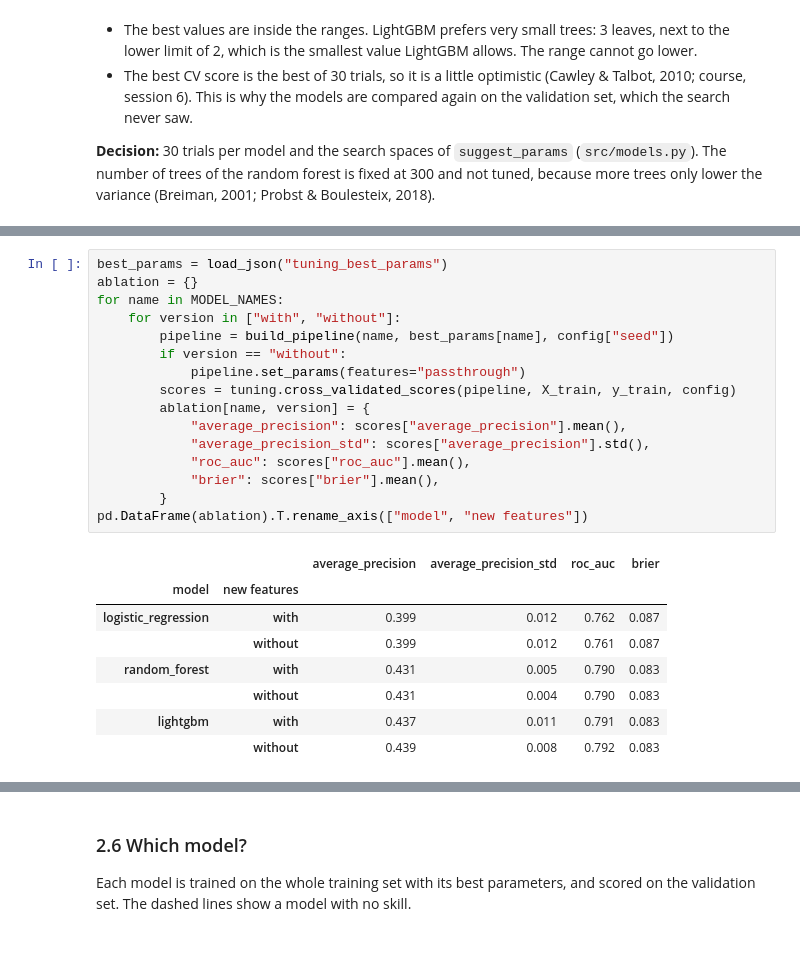
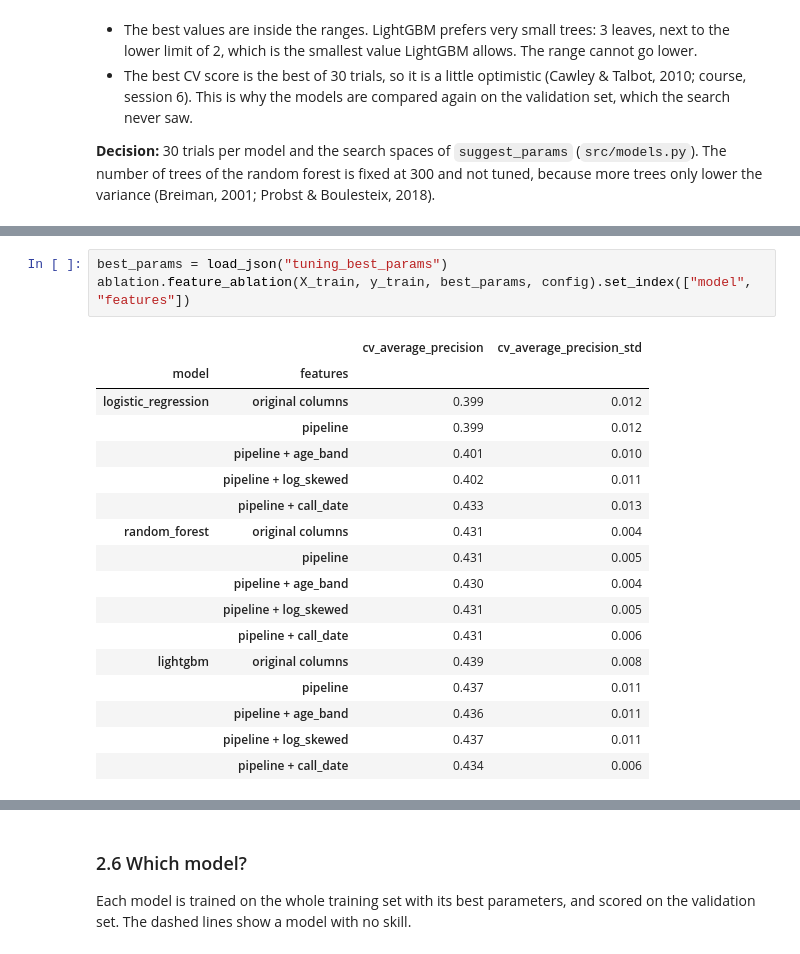
Before and after one commit to othmanedq/applied-ml, a Jupyter notebook: notebooks/design_choices.ipynb, the cells around one changed output, grey strips where cells are left out. Cells and saved outputs as stored; diff of their text form.

Commit message:
docs: notebook uses the ablation step and explains what the trees add

```diff
--- a/notebooks/design_choices.ipynb
+++ b/notebooks/design_choices.ipynb
@@ -348,25 +354,21 @@ Best parameters of each model, with and without `FeatureEngineer`. This takes ab
 # %%
 best_params = load_json("tuning_best_params")
-ablation = {}
-for name in MODEL_NAMES:
-    for version in ["with", "without"]:
-        pipeline = build_pipeline(name, best_params[name], config["seed"])
-        if version == "without":
-            pipeline.set_params(features="passthrough")
-        scores = tuning.cross_validated_scores(pipeline, X_train, y_train, config)
-        ablation[name, version] = {
-            "average_precision": scores["average_precision"].mean(),
-            "average_precision_std": scores["average_precision"].std(),
-            "roc_auc": scores["roc_auc"].mean(),
-            "brier": scores["brier"].mean(),
-        }
-pd.DataFrame(ablation).T.rename_axis(["model", "new features"])
+ablation.feature_ablation(X_train, y_train, best_params, config).set_index(["model", "features"])
 # %% [output]
-|  |  | average_precision | average_precision_std | roc_auc | brier |
-| model | new features |  |  |  |  |
-| logistic_regression | with | 0.399 | 0.012 | 0.762 | 0.087 |
-|  | without | 0.399 | 0.012 | 0.761 | 0.087 |
-| random_forest | with | 0.431 | 0.005 | 0.790 | 0.083 |
-|  | without | 0.431 | 0.004 | 0.790 | 0.083 |
-| lightgbm | with | 0.437 | 0.011 | 0.791 | 0.083 |
-|  | without | 0.439 | 0.008 | 0.792 | 0.083 |
+|  |  | cv_average_precision | cv_average_precision_std |
+| model | features |  |  |
+| logistic_regression | original columns | 0.399 | 0.012 |
+|  | pipeline | 0.399 | 0.012 |
+|  | pipeline + age_band | 0.401 | 0.010 |
+|  | pipeline + log_skewed | 0.402 | 0.011 |
+|  | pipeline + call_date | 0.433 | 0.013 |
+| random_forest | original columns | 0.431 | 0.004 |
+|  | pipeline | 0.431 | 0.005 |
+|  | pipeline + age_band | 0.430 | 0.004 |
+|  | pipeline + log_skewed | 0.431 | 0.005 |
+|  | pipeline + call_date | 0.431 | 0.006 |
+| lightgbm | original columns | 0.439 | 0.008 |
+|  | pipeline | 0.437 | 0.011 |
+|  | pipeline + age_band | 0.436 | 0.011 |
+|  | pipeline + log_skewed | 0.437 | 0.011 |
+|  | pipeline + call_date | 0.434 | 0.006 |
```
Also changed, not shown: parts of 12 cells of this notebook.
